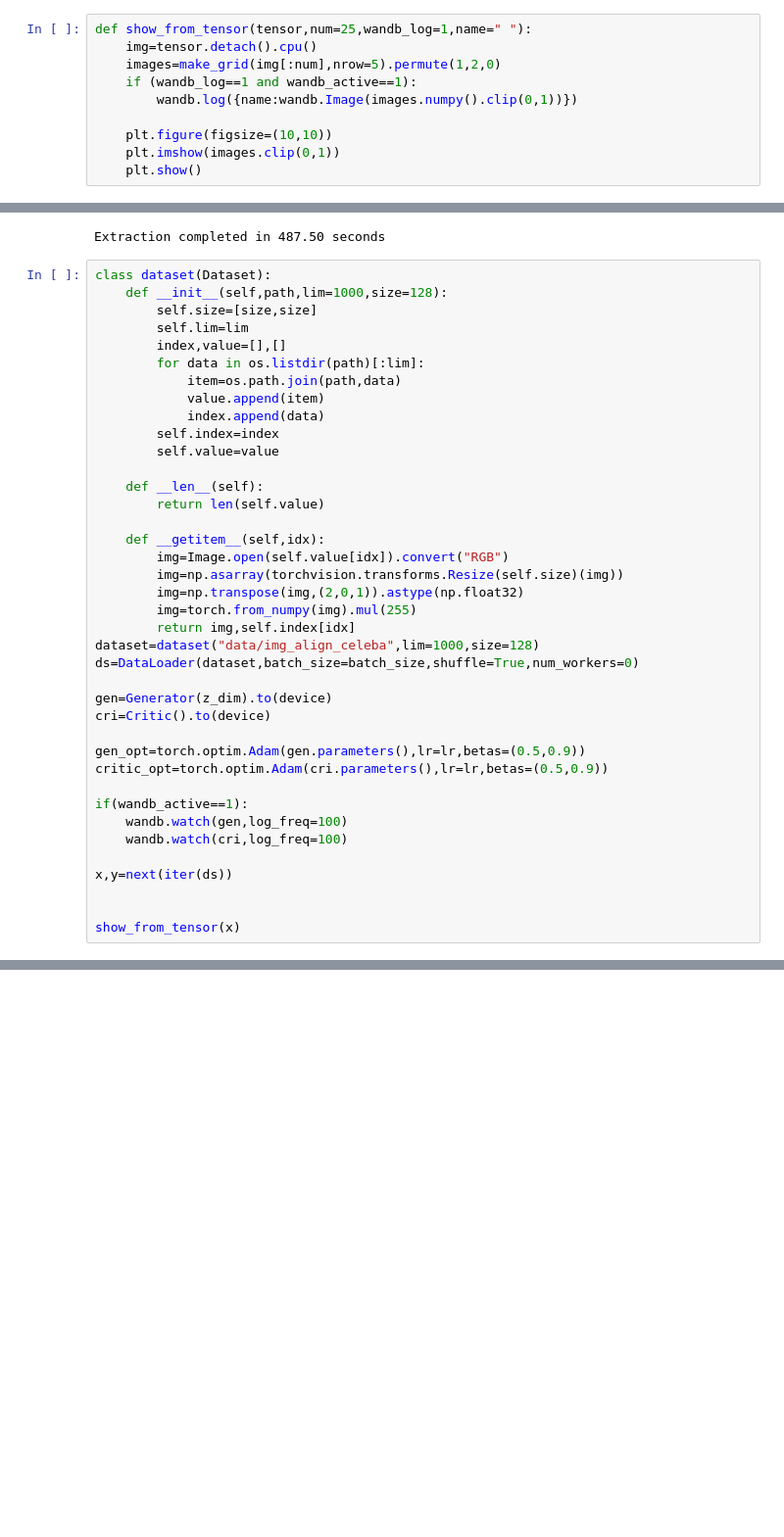
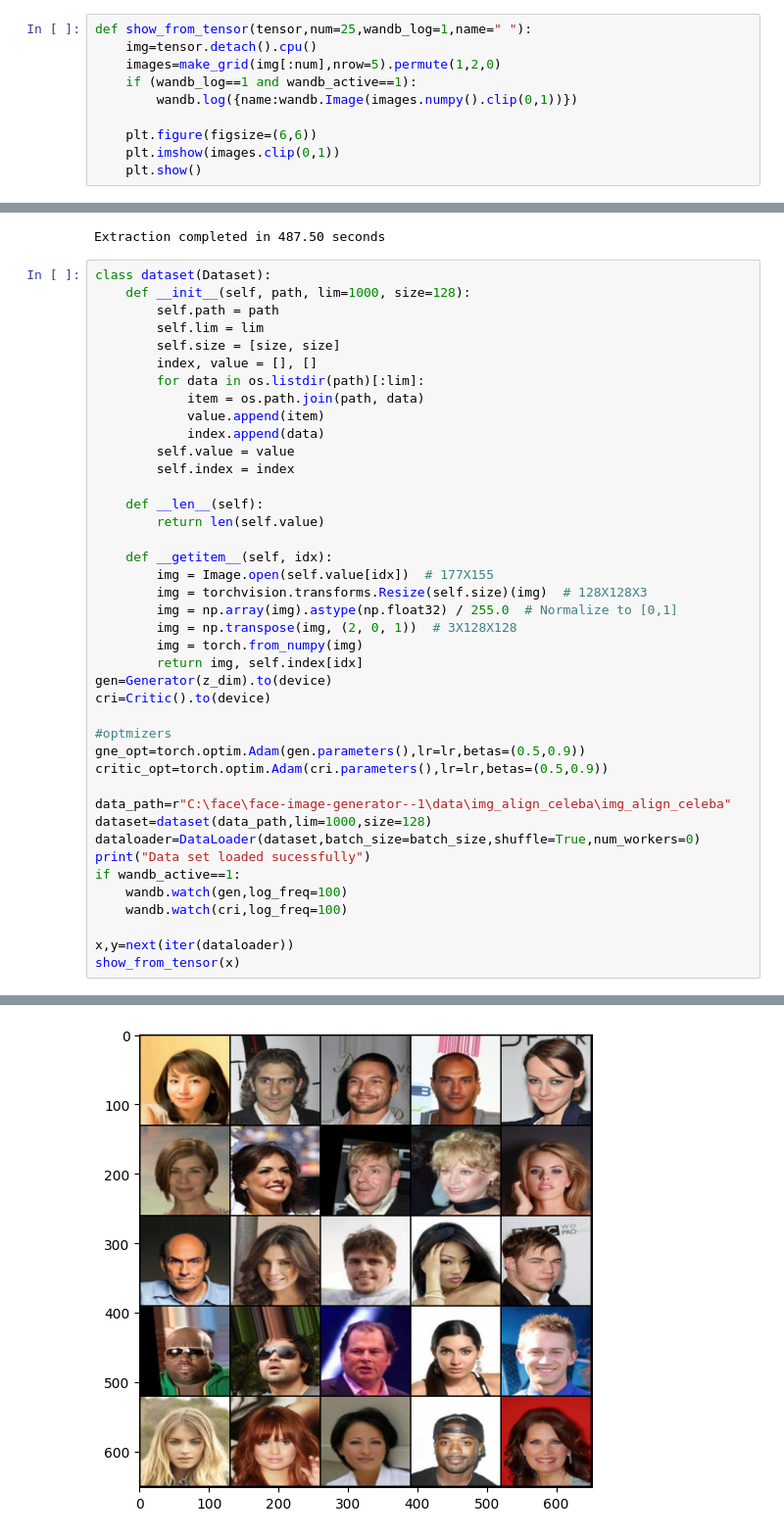
Before and after one commit to GunaTeja777/face-image-generator-, a Jupyter notebook: model.ipynb, the cells around one changed output, grey strips where cells are left out. Shown at 98% size. Cells and saved outputs as stored; diff of their text form; blank space fills up the shorter version.

```diff
--- a/model.ipynb
+++ b/model.ipynb
@@ -25,7 +25,7 @@ def show_from_tensor(tensor,num=25,wandb_log=1,name=" "):
     if (wandb_log==1 and wandb_active==1):
         wandb.log({name:wandb.Image(images.numpy().clip(0,1))})
 
-    plt.figure(figsize=(10,10))
+    plt.figure(figsize=(6,6))
     plt.imshow(images.clip(0,1))
     plt.show()
 # %%
@@ -177,41 +171,43 @@ print(f"Extraction completed in {time.time() - start:.2f} seconds")
 Extraction completed in 487.50 seconds
 # %%
 class dataset(Dataset):
-    def __init__(self,path,lim=1000,size=128):
-        self.size=[size,size]
-        self.lim=lim
-        index,value=[],[]
+    def __init__(self, path, lim=1000, size=128):
+        self.path = path
+        self.lim = lim
+        self.size = [size, size]
+        index, value = [], []
         for data in os.listdir(path)[:lim]:
-            item=os.path.join(path,data)
+            item = os.path.join(path, data)
             value.append(item)
             index.append(data)
-        self.index=index
-        self.value=value
+        self.value = value
+        self.index = index
 
     def __len__(self):
         return len(self.value)
 
-    def __getitem__(self,idx):
-        img=Image.open(self.value[idx]).convert("RGB")
-        img=np.asarray(torchvision.transforms.Resize(self.size)(img))
-        img=np.transpose(img,(2,0,1)).astype(np.float32)
-        img=torch.from_numpy(img).mul(255)
-        return img,self.index[idx]
-dataset=dataset("data/img_align_celeba",lim=1000,size=128)
-ds=DataLoader(dataset,batch_size=batch_size,shuffle=True,num_workers=0)
-
+    def __getitem__(self, idx):
+        img = Image.open(self.value[idx])  # 177X155
+        img = torchvision.transforms.Resize(self.size)(img)  # 128X128X3
+        img = np.array(img).astype(np.float32) / 255.0  # Normalize to [0,1]
+        img = np.transpose(img, (2, 0, 1))  # 3X128X128
+        img = torch.from_numpy(img)
+        return img, self.index[idx]
 gen=Generator(z_dim).to(device)
 cri=Critic().to(device)
 
-gen_opt=torch.optim.Adam(gen.parameters(),lr=lr,betas=(0.5,0.9))
+#optmizers
+gne_opt=torch.optim.Adam(gen.parameters(),lr=lr,betas=(0.5,0.9))
 critic_opt=torch.optim.Adam(cri.parameters(),lr=lr,betas=(0.5,0.9))
 
-if(wandb_active==1):
+data_path=r"C:\face\face-image-generator--1\data\img_align_celeba\img_align_celeba"
+dataset=dataset(data_path,lim=1000,size=128)
+dataloader=DataLoader(dataset,batch_size=batch_size,shuffle=True,num_workers=0)
+print("Data set loaded sucessfully")
+if wandb_active==1:
     wandb.watch(gen,log_freq=100)
     wandb.watch(cri,log_freq=100)
 
-x,y=next(iter(ds))
-
-
+x,y=next(iter(dataloader))
 show_from_tensor(x)
 # %% [output]
@@ -224,0 +215 @@ ConnectionResetError: [WinError 10054] An existing connection was forcibly close
+[figure, added]
```
Also changed, not shown: parts of 5 cells of this notebook.
